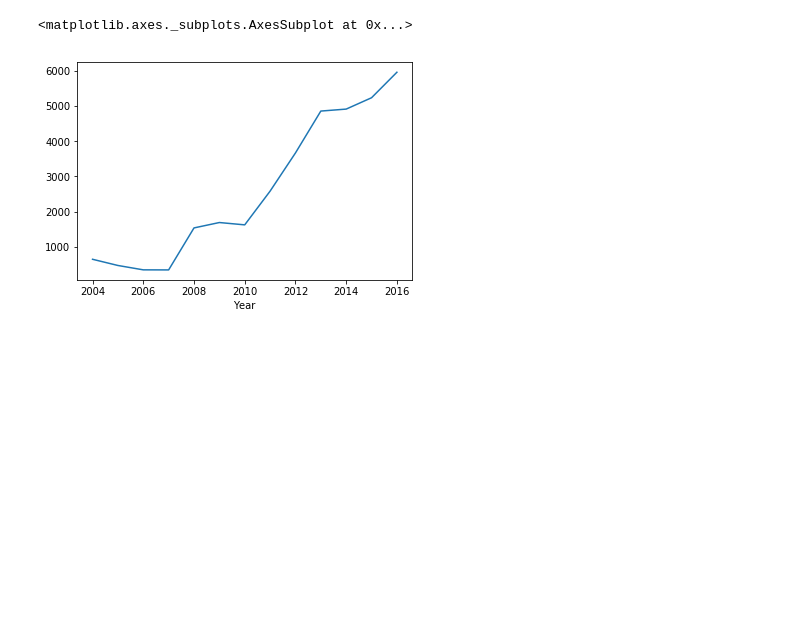
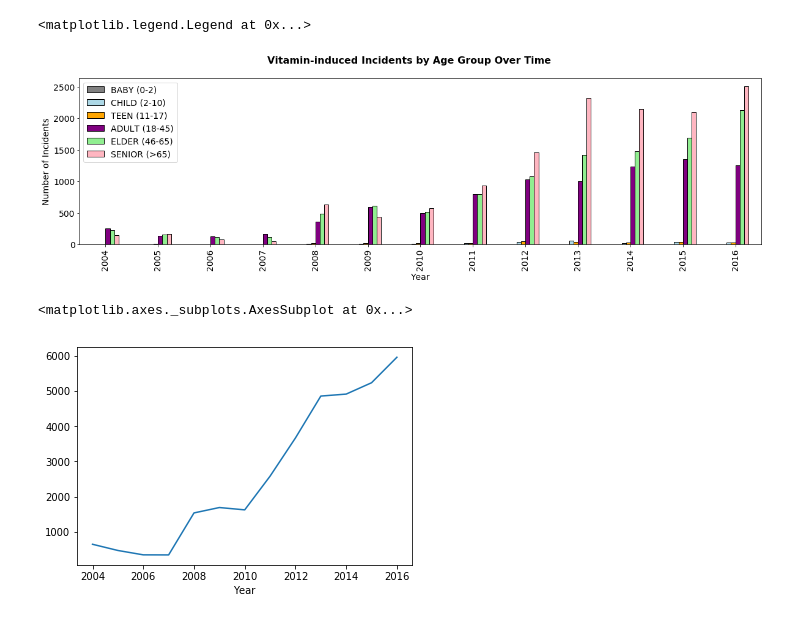
Before and after one commit to ying-li-python/Vita-Mine, a Jupyter notebook: PROJECT.ipynb, the cells around one changed output. Cells and saved outputs as stored; diff of their text form; code cells hidden in the pictures; blank space fills up the shorter version.

```diff
--- a/PROJECT.ipynb
+++ b/PROJECT.ipynb
@@ -16,0 +90,27 @@ df.tail(3)
+# %%
+# create bins for to store age groups
+bins = [0, 2, 10, 17, 45, 65, np.inf]
+
+# age titles of range
+age_group = ["BABY (0-2)", "CHILD (2-10)", "TEEN (11-17)", "ADULT (18-45)", "ELDER (46-65)", "SENIOR (>65)"]
+age_df = pd.cut(df["CI_Age at Adverse Event"], bins, labels=age_group, right=False)
+
+df["Age Group2"] = age_df
+
+
+baby = df[df["Age Group2"] == "BABY (0-2)"]["Year"].value_counts().sort_values()
+child = df[df["Age Group2"] == "CHILD (2-10)"]["Year"].value_counts().sort_values()
+teen = df[df["Age Group2"] == "TEEN (11-17)"]["Year"].value_counts().sort_values()
+adult = df[df["Age Group2"] == "ADULT (18-45)"]["Year"].value_counts().sort_values()
+elder = df[df["Age Group2"] == "ELDER (46-65)"]["Year"].value_counts().sort_values()
+senior = df[df["Age Group2"] == "SENIOR (>65)"]["Year"].value_counts().sort_values()
+
+age_by_year = pd.DataFrame({"BABY (0-2)": baby,
+                           "CHILD (2-10)": child,
+                           "TEEN (11-17)": teen,
+                           "ADULT (18-45)": adult,
+                           "ELDER (46-65)": elder,
+                           "SENIOR (>65)": senior,
+                           })
+age_by_year = age_by_year[:-1]
+age_by_year
@@ -16,0 +132,4 @@ df.tail(3)
+# %%
+# fill nan to 0
+age_by_year = age_by_year.fillna(0)
+age_by_year
@@ -17,3 +151,14 @@ df.tail(3)
+# %%
+year_colors = {'lightpink', 'lightblue', 'lightgreen','orange', 'purple', 'grey'}
+age_by_year.plot(kind="bar", figsize=(20,5), color=year_colors,
+                 edgecolor="black", fontsize=14)
+plt.suptitle("Vitamin-induced Incidents by Age Group Over Time", fontsize=16, fontweight="bold")
+plt.xlabel("Year", fontsize=14)
+plt.ylabel("Number of Incidents", fontsize=14)
+plt.legend(loc="best", fontsize=14)
+# %% [output]
+<matplotlib.legend.Legend at 0x...>
+[figure, added]
 # %%
 #### neal py code
 # %%
```
Also changed, not shown: parts of 12 cells of this notebook.
